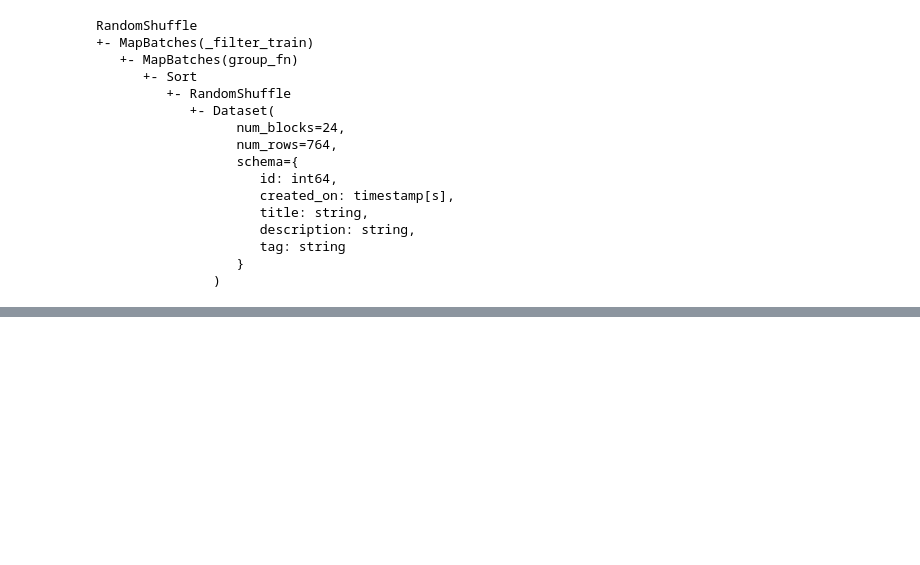
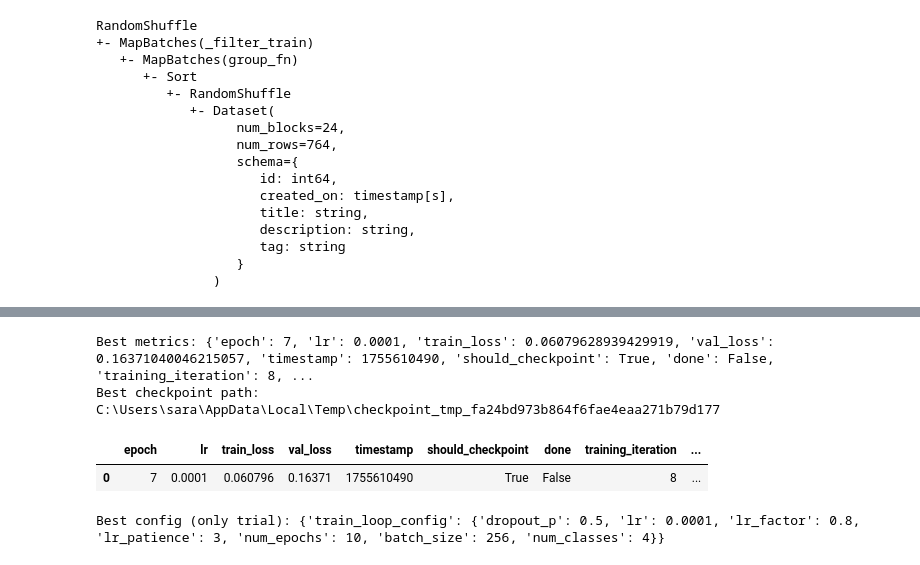
Before and after one commit to sara12312/MadeWithML, a Jupyter notebook: notebooks/notebook.ipynb, the cells around one changed output, grey strips where cells are left out. Cells and saved outputs as stored; diff of their text form; code cells hidden in the pictures; blank space fills up the shorter version.

```diff
--- a/notebooks/notebook.ipynb
+++ b/notebooks/notebook.ipynb
@@ -380,0 +934,17 @@ sample_ds.show(1)
+# %%
+print("Best metrics:", best_metrics)
+print("Best checkpoint path:", best_checkpoint.to_directory())
+# %% [output]
+Best metrics: {'epoch': 7, 'lr': 0.0001, 'train_loss': 0.06079628939429919, 'val_loss': 0.16371040046215057, 'timestamp': 1755610490, 'should_checkpoint': True, 'done': False, 'training_iteration': 8, ...
+Best checkpoint path: C:\Users\sara\AppData\Local\Temp\checkpoint_tmp_fa24bd973b864f6fae4eaa271b79d177
+# %%
+df = pd.DataFrame([m for _, m in results.best_checkpoints])
+df
+# %% [output]
+|  | epoch | lr | train_loss | val_loss | timestamp | should_checkpoint | done | training_iteration | ... |
+| 0 | 7 | 0.0001 | 0.060796 | 0.16371 | 1755610490 | True | False | 8 | ... |
+# %%
+# best trial hyperparameter
+print("Best config (only trial):", results.config)
+# %% [output]
+Best config (only trial): {'train_loop_config': {'dropout_p': 0.5, 'lr': 0.0001, 'lr_factor': 0.8, 'lr_patience': 3, 'num_epochs': 10, 'batch_size': 256, 'num_classes': 4}}
```
Also changed, not shown: parts of 46 cells of this notebook, 2 other files.
